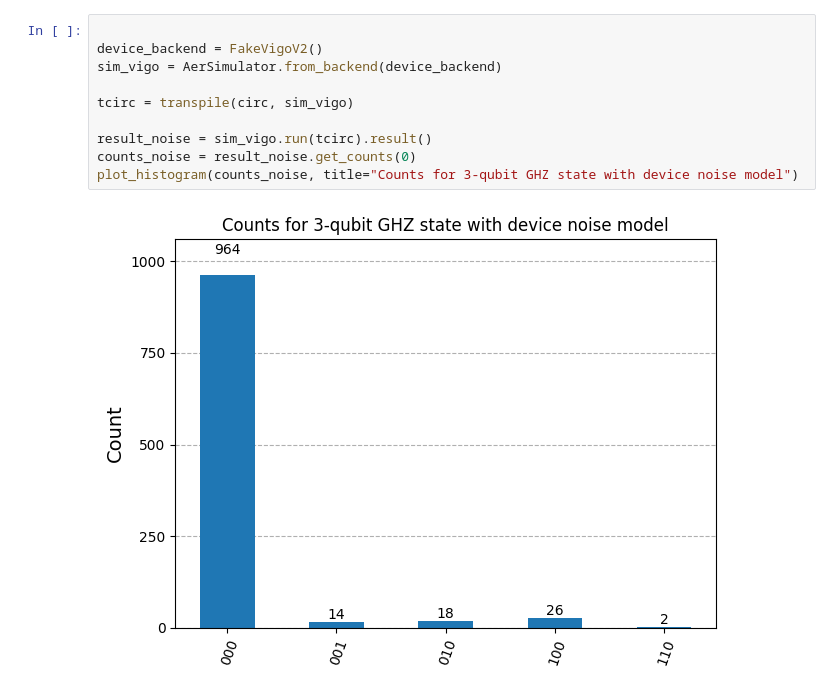
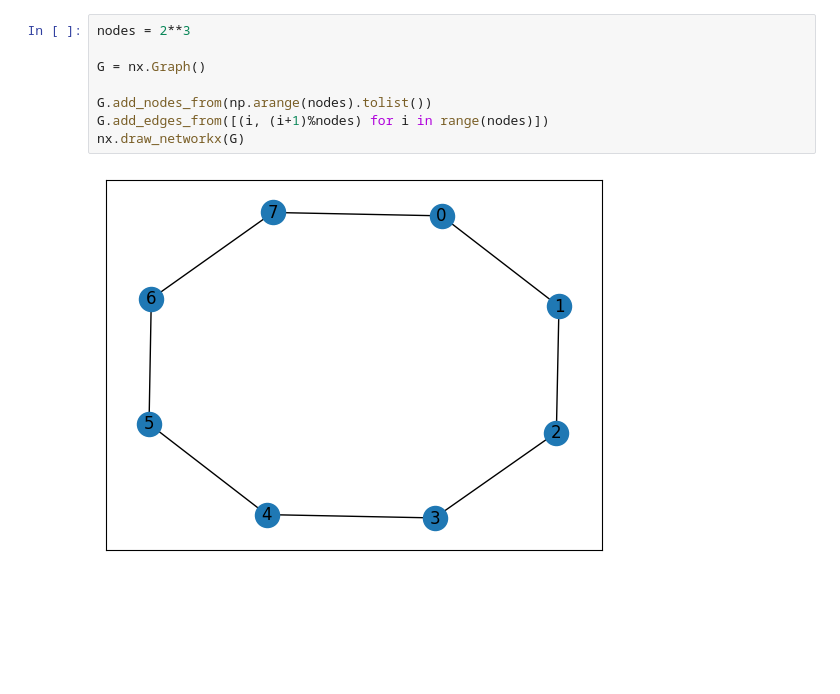
Before and after one commit to filipkojro/qw-defects, a Jupyter notebook: tests.ipynb, the cells around one changed output. Cells and saved outputs as stored; diff of their text form; blank space fills up the shorter version.

```diff
--- a/tests.ipynb
+++ b/tests.ipynb
@@ -24,12 +52,10 @@ plot_histogram(counts, title='Ideal counts for 3-qubit GHZ state')
-# %%
-
-device_backend = FakeVigoV2()
-sim_vigo = AerSimulator.from_backend(device_backend)
-
-tcirc = transpile(circ, sim_vigo)
-
-result_noise = sim_vigo.run(tcirc).result()
-counts_noise = result_noise.get_counts(0)
-plot_histogram(counts_noise, title="Counts for 3-qubit GHZ state with device noise model")
-# %% [output]
-[figure, removed]
+# %%
+nodes = 2**3
+
+G = nx.Graph()
+
+G.add_nodes_from(np.arange(nodes).tolist())
+G.add_edges_from([(i, (i+1)%nodes) for i in range(nodes)])
+nx.draw_networkx(G)
+# %% [output]
+[figure, added]
```
Also changed, not shown: parts of 3 cells of this notebook, 2 other files.
